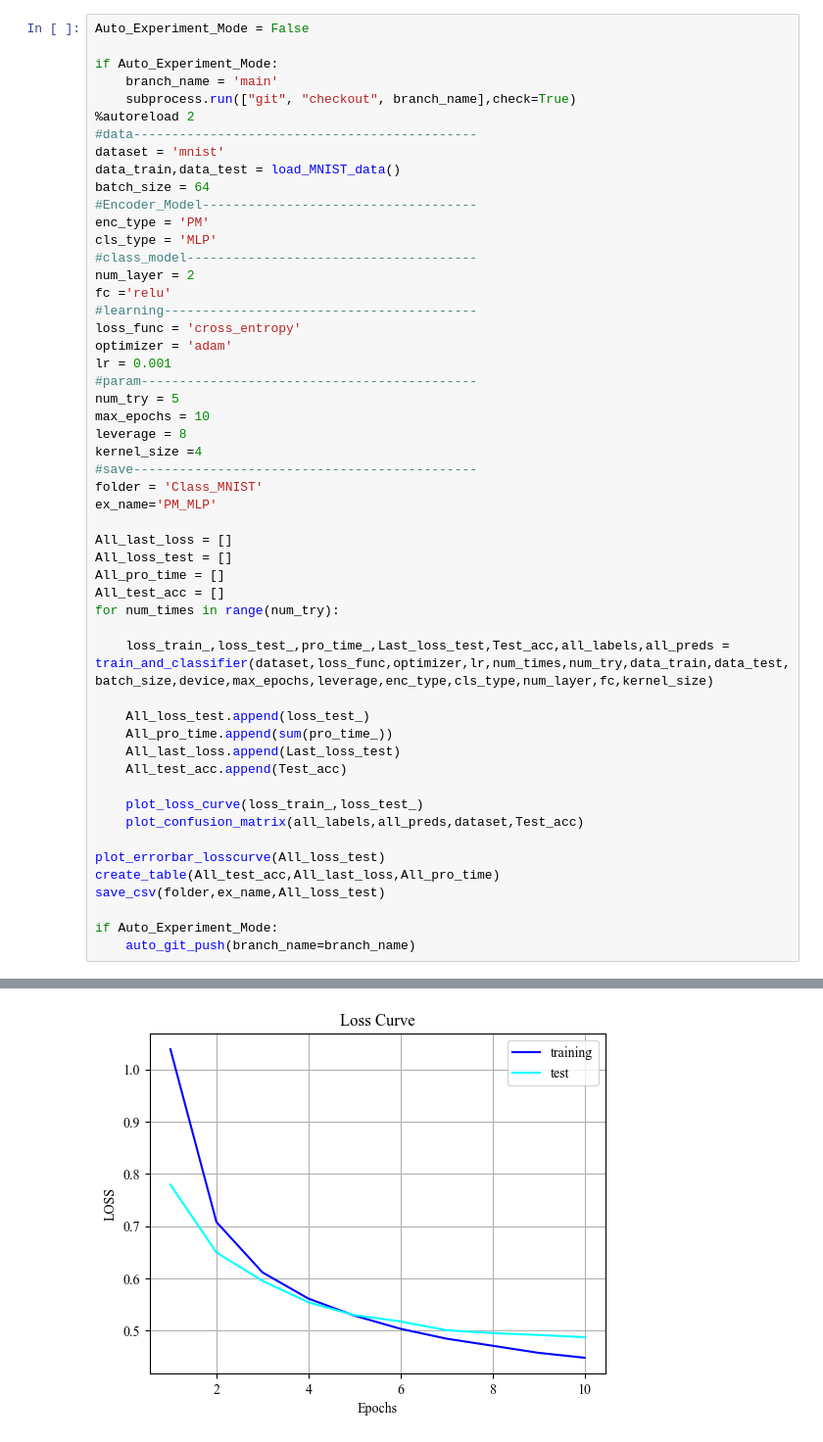
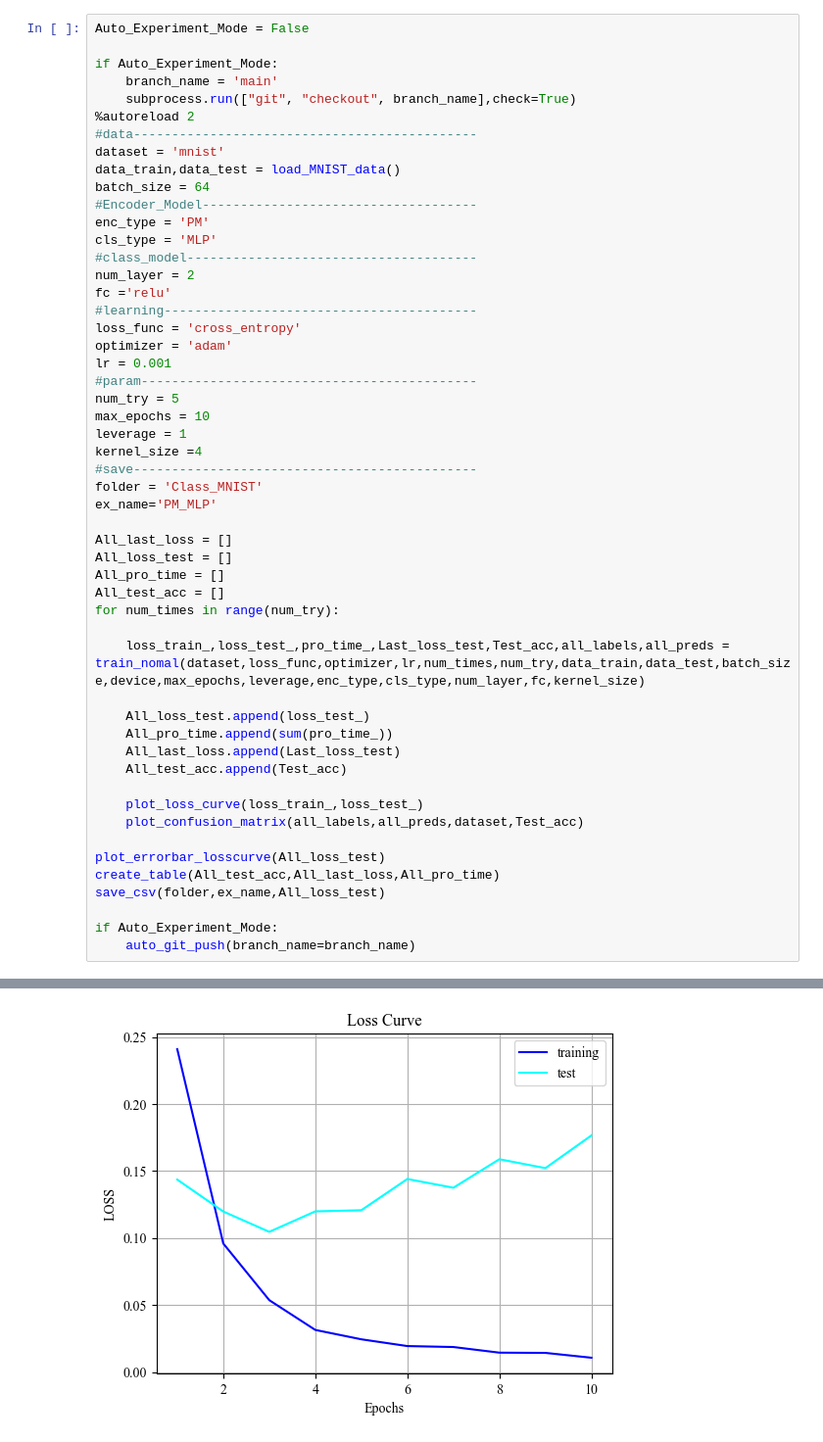
Before and after one commit to Ryuichi-K-create/PhotonicEncoder_public, a Jupyter notebook: experiment/test0527.ipynb, the cells around one changed output, grey strips where cells are left out. Shown at 98% size. Cells and saved outputs as stored; diff of their text form.

```diff
--- a/experiment/test0527.ipynb
+++ b/experiment/test0527.ipynb
@@ -42,7 +100,7 @@ lr = 0.001
 #param--------------------------------------------
 num_try = 5
 max_epochs = 10
-leverage = 8
+leverage = 1
 kernel_size =4
 #save---------------------------------------------
 folder = 'Class_MNIST'
@@ -54,7 +112,7 @@ All_pro_time = []
 All_test_acc = []
 for num_times in range(num_try):
 
-    loss_train_,loss_test_,pro_time_,Last_loss_test,Test_acc,all_labels,all_preds = train_and_classifier(dataset,loss_func,optimizer,lr,num_times,num_try,data_train,data_test,batch_size,device,max_epochs,leverage,enc_type,cls_type,num_layer,fc,kernel_size)
+    loss_train_,loss_test_,pro_time_,Last_loss_test,Test_acc,all_labels,all_preds = train_nomal(dataset,loss_func,optimizer,lr,num_times,num_try,data_train,data_test,batch_size,device,max_epochs,leverage,enc_type,cls_type,num_layer,fc,kernel_size)
 
     All_loss_test.append(loss_test_)
     All_pro_time.append(sum(pro_time_))
@@ -75 +133 @@ if Auto_Experiment_Mode:
-[figure, old version]
+[figure, new version]
```
Also changed, not shown: parts of 5 cells of this notebook, 9 other files.
